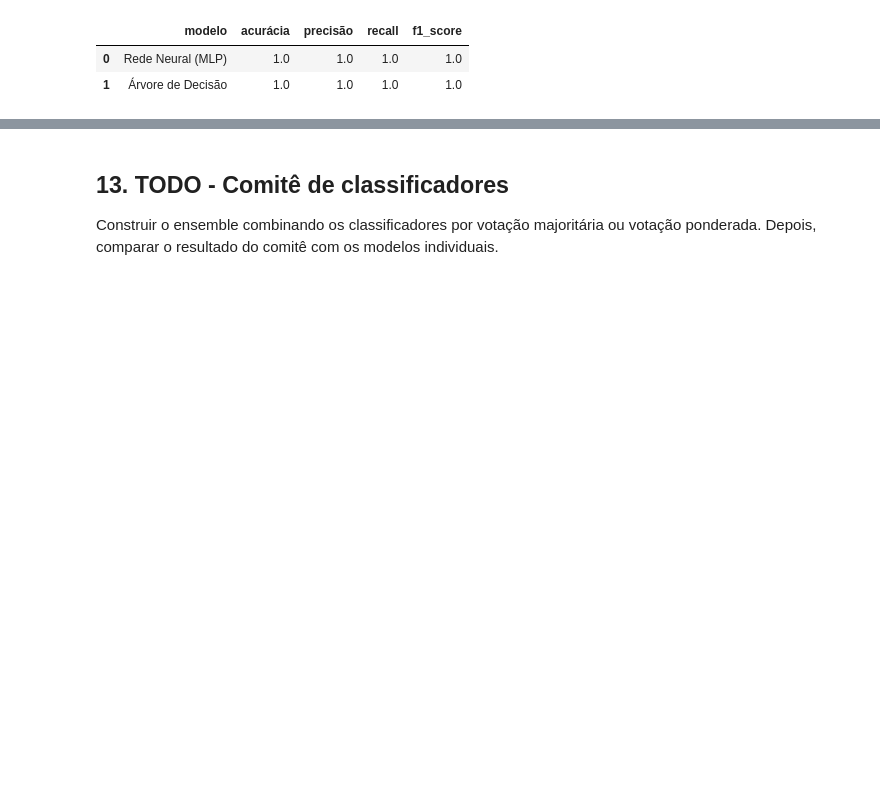
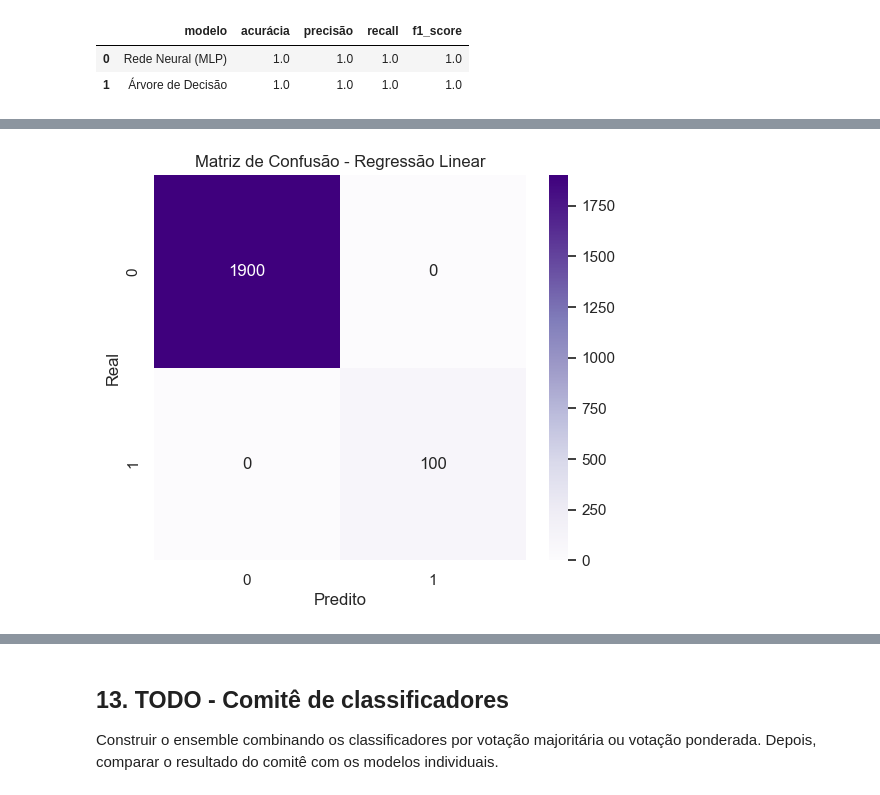
Before and after one commit to Lapenha/A3_IA_USJT_2026, a Jupyter notebook: A3_classifier_committee.ipynb, the cells around one changed output, grey strips where cells are left out. Drawn from its saved outputs; the diff is of its cells as text; code cells hidden in the pictures; blank space fills up the shorter version.

Commit message:
reg linear

```diff
--- a/A3_classifier_committee.ipynb
+++ b/A3_classifier_committee.ipynb
@@ -461,0 +468,4 @@ display(results.round(4))
+# %%
+linear_regression = LinearRegression()
+
+linear_regression.fit(X_train_balanced, y_train_balanced)
@@ -461,0 +474,24 @@ display(results.round(4))
+# %%
+y_pred_lr_continuous = linear_regression.predict(X_test_processed)
+
+y_pred_lr = (y_pred_lr_continuous >= 0.5).astype(int)
+
+metrics_lr = {
+    "acurácia": accuracy_score(y_test, y_pred_lr),
+    "precisão": precision_score(y_test, y_pred_lr, zero_division=0),
+    "recall": recall_score(y_test, y_pred_lr, zero_division=0),
+    "f1_score": f1_score(y_test, y_pred_lr, zero_division=0),
+}
+
+print("Métricas - Regressão Linear:")
+display(pd.DataFrame([metrics_lr]).round(4))
+
+print("\nRelatório de Classificação:")
+print(
+    classification_report(
+        y_test,
+        y_pred_lr,
+        target_names=["Não fraude", "Fraude"],
+        zero_division=0,
+    )
+)
@@ -461,0 +511,19 @@ display(results.round(4))
+# %%
+conf_matrix_lr = confusion_matrix(y_test, y_pred_lr)
+
+plt.figure(figsize=(6, 5))
+
+sns.heatmap(
+    conf_matrix_lr,
+    annot=True,
+    fmt="d",
+    cmap="Purples",
+)
+
+plt.title("Matriz de Confusão - Regressão Linear")
+plt.xlabel("Predito")
+plt.ylabel("Real")
+
+plt.show()
+# %% [output]
+[figure, added]
```
Also changed, not shown: parts of 6 cells of this notebook.
